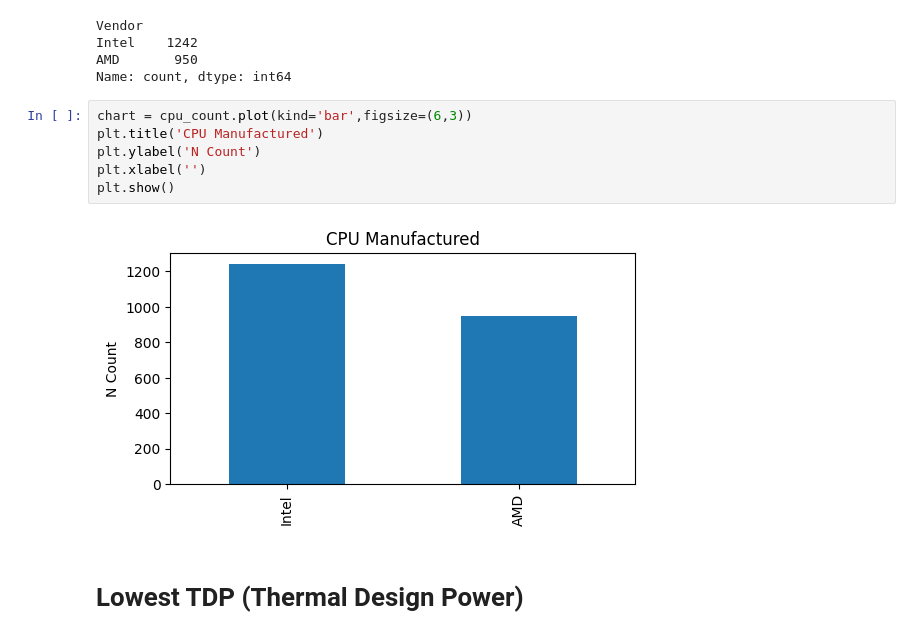
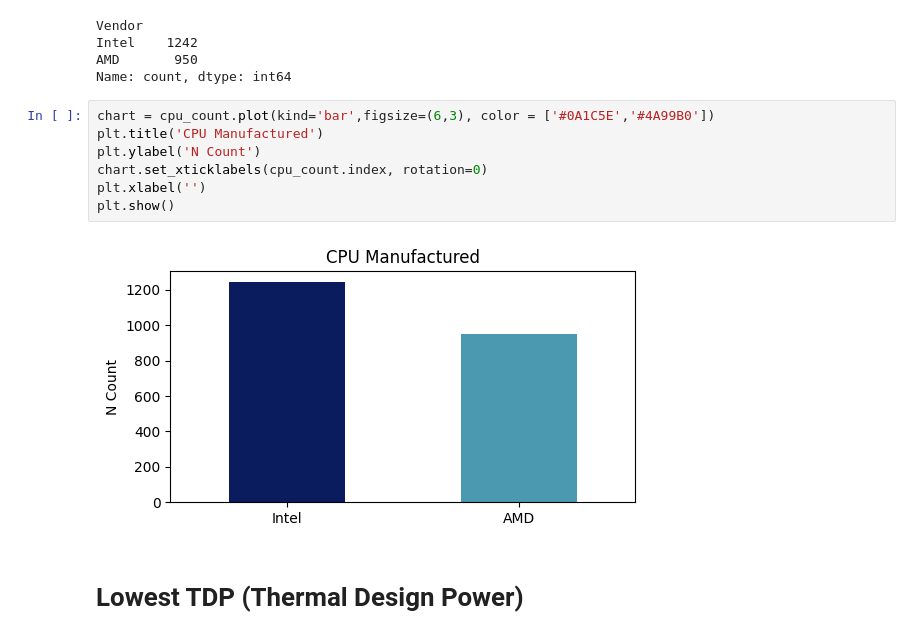
Before and after one commit to elyponzi1/MATHEDA-Punzalan, a Jupyter notebook: MIDTERM/WK7 Data Visualization/Exercise/WK7-Data-Visualization.ipynb, the cells around one changed output. Cells and saved outputs as stored; diff of their text form.

```diff
--- a/MIDTERM/WK7 Data Visualization/Exercise/WK7-Data-Visualization-Exercise.ipynb
+++ b/MIDTERM/WK7 Data Visualization/Exercise/WK7-Data-Visualization.ipynb
@@ -104,13 +104,14 @@ Intel    1242
 AMD       950
 Name: count, dtype: int64
 # %%
-chart = cpu_count.plot(kind='bar',figsize=(6,3))
+chart = cpu_count.plot(kind='bar',figsize=(6,3), color = ['#0A1C5E','#4A99B0'])
 plt.title('CPU Manufactured')
 plt.ylabel('N Count')
+chart.set_xticklabels(cpu_count.index, rotation=0)
 plt.xlabel('')
 plt.show()
 # %% [output]
-[figure, old version]
+[figure, new version]
 # %% [markdown]
 # Lowest TDP (Thermal Design Power)
 # %%
```
Also changed, not shown: parts of 2 cells of this notebook, 2 other files.
